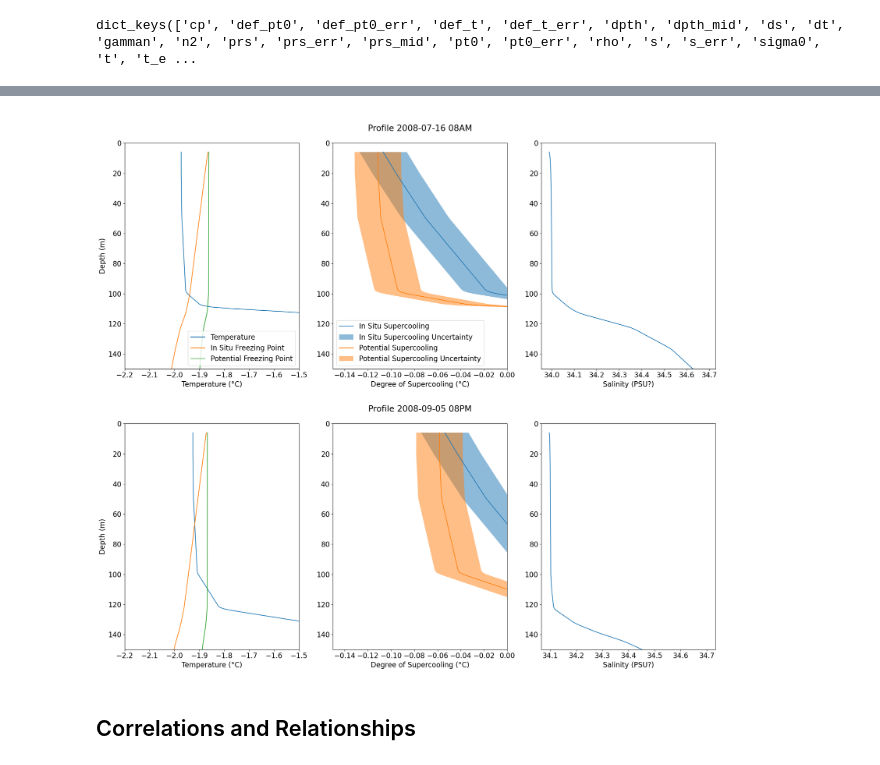
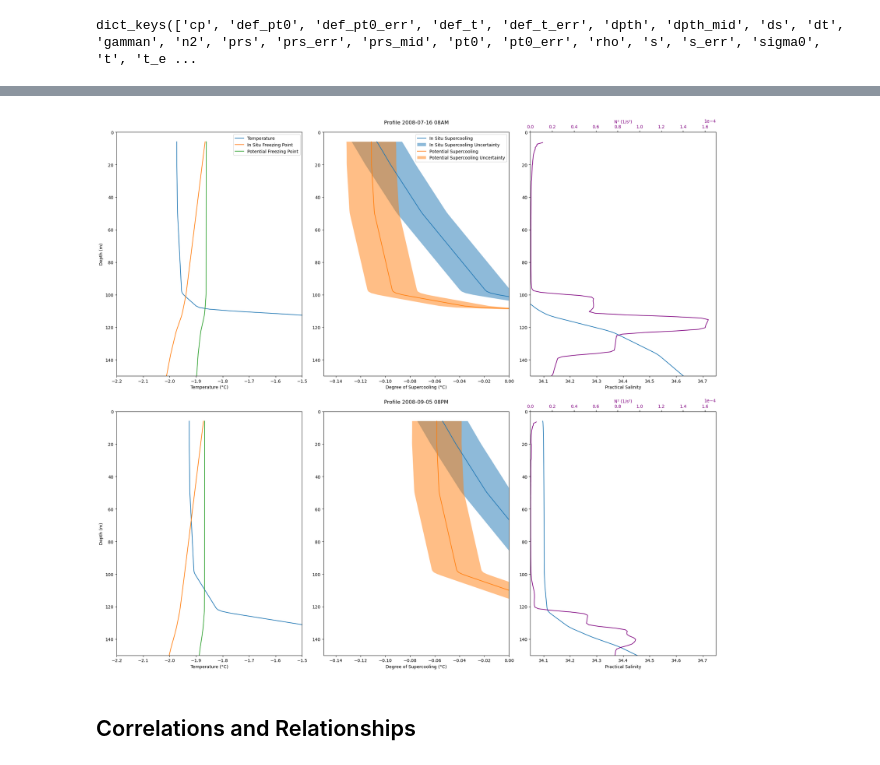
Before and after one commit to marlene-schramm/MSc_data_analysis, a Jupyter notebook: observations_reanalysis/supercooled_profiles_SEAL9900109.ipynb, the cells around one changed output, grey strips where cells are left out. Drawn from its saved outputs; the diff is of its cells as text; code cells hidden in the pictures.

Commit message:
include N2 in profile plot and code draft for sea ice seal animation

```diff
--- a/observations_reanalysis/supercooled_profiles_SEAL9900109.ipynb
+++ b/observations_reanalysis/supercooled_profiles_SEAL9900109.ipynb
@@ -1080,35 +1193,48 @@ for i in range(2):
     # axs[0,0].fill_betweenx(y=cluster_data2["dpth"][:,0], x1=cluster_data2["t"][:,0], x2=cluster_data2["t_freeze"][:,0], where=(cluster_data2["t"][:,0]<cluster_data2["t_freeze"][:,0]), alpha = 0.5, label = "In Situ Supercooling")
     #axs[0,0].fill_betweenx(y=cluster_data2["dpth"][:,0], x1=cluster_data2["pt0"][:,0], x2=cluster_data2["t_freeze0"][:,0], where=(cluster_data2["pt0"][:,0]<cluster_data2["t_freeze0"][:,0]), alpha = 0.5, label = "Potential Supercooling")
 
     # SC
     axs[i,1].plot(cluster_data2["def_t"][:,0], cluster_data2["dpth"][:,0], label = "In Situ Supercooling")
     axs[i,1].fill_betweenx(cluster_data2["dpth"][:,0], cluster_data2["def_t"][:,0]-cluster_data2["def_t_err"][:,0], cluster_data2["def_t"][:,0]+cluster_data2["def_t_err"][:,0], label = "In Situ Supercooling Uncertainty", alpha = 0.5)
     axs[i,1].plot(cluster_data2["def_pt0"][:,0], cluster_data2["dpth"][:,0], label = "Potential Supercooling")
     axs[i,1].fill_betweenx(cluster_data2["dpth"][:,0], cluster_data2["def_pt0"][:,0]-cluster_data2["def_pt0_err"][:,0], cluster_data2["def_pt0"][:,0]+cluster_data2["def_pt0_err"][:,0], label = "Potential Supercooling Uncertainty", alpha = 0.5)
     axs[i,1].set_xlim(-0.15,0)
     axs[i,1].set_xlabel("Degree of Supercooling (°C)")
 
     # S
     axs[i,2].plot(cluster_data2["s"][:,0], cluster_data2["dpth"][:,0], label = "Salinity")
-    axs[i,2].set_xlabel("Salinity (PSU?)")
+    axs[i,2].set_xlabel("Practical Salinity")
+    axs[i,2].set_xlim(34.05,34.75)
+
+    col_N2 = "purple"
+    axN2 = axs[i,2].twiny()
+    axN2.plot(cluster_data2["n2"][:,0], cluster_data2["dpth_mid"][:,0], label = "N²", color = col_N2)
+    axN2.set_xlabel("N² (1/s²)", color = col_N2)
+    axN2.tick_params(axis='x', labelcolor=col_N2)
+    axN2.ticklabel_format(axis = "x", style = "scientific", scilimits = (0,0)) # force scientific notation for all tick values
+    axN2.set_xlim(0,1.7e-4)
+
 
     # depth
     axs[i,0].set_ylabel("Depth (m)")
 
     axs[i,1].set_title("\nProfile "+cluster_datetimes.iloc[0].strftime('%Y-%m-%d %I%p')+"\n")
 
 # set depth axis properties
 for ax in axs.flat:
     ax.set_ylim(150, 0)
 
 
 
 axs[0,0].legend()
 axs[0,1].legend()
 
 plt.tight_layout()
+plot_path = "/albedo/home/maschr005/Thesis/6877720fe1ff57a33f08871e/Media/Obs_figs/"
+filename = "profiles.pdf"
+fig.savefig(plot_path+filename)
 # %% [output]
-[figure, old version]
+[figure, new version]
 # %% [markdown]
 ## Correlations and Relationships
 # %% [markdown]
```
Also changed, not shown: parts of 6 cells of this notebook.
